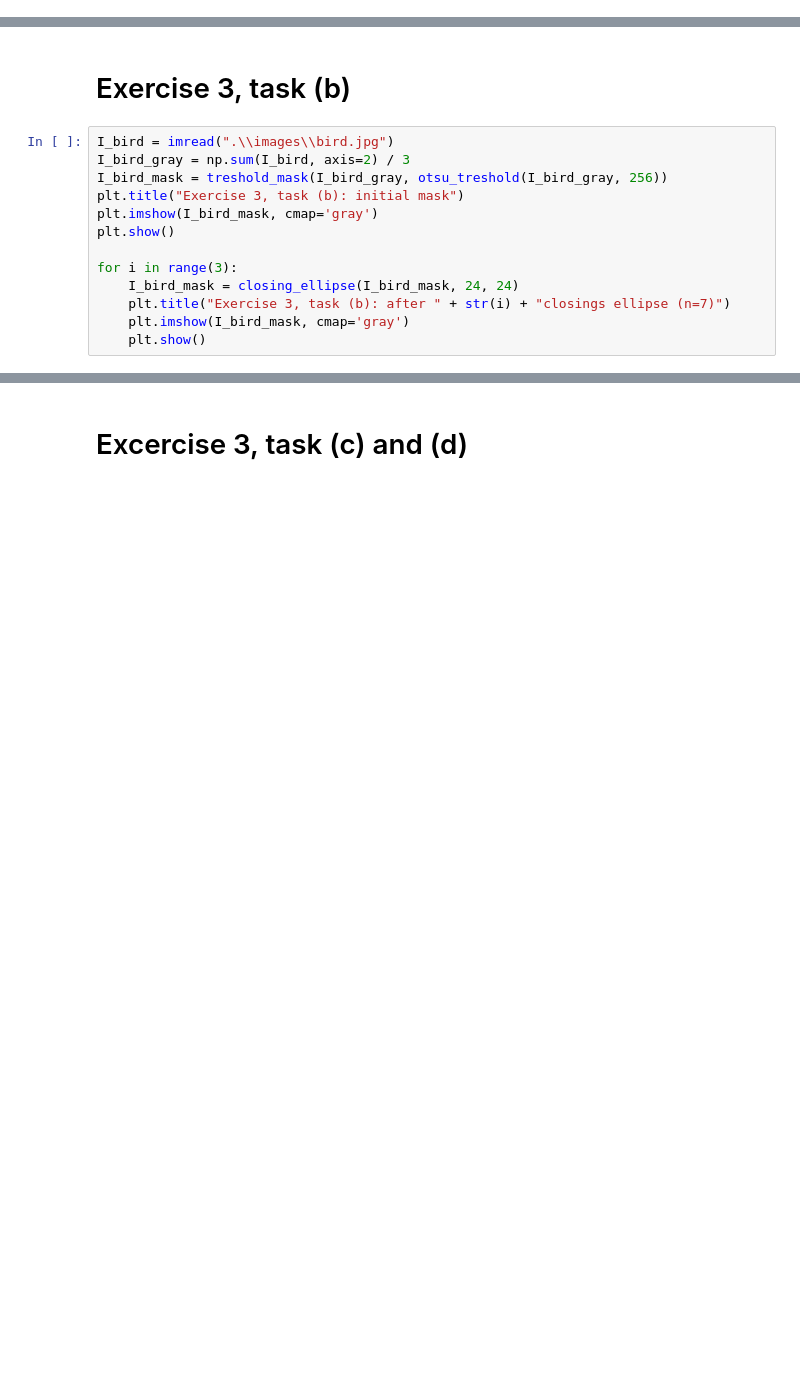
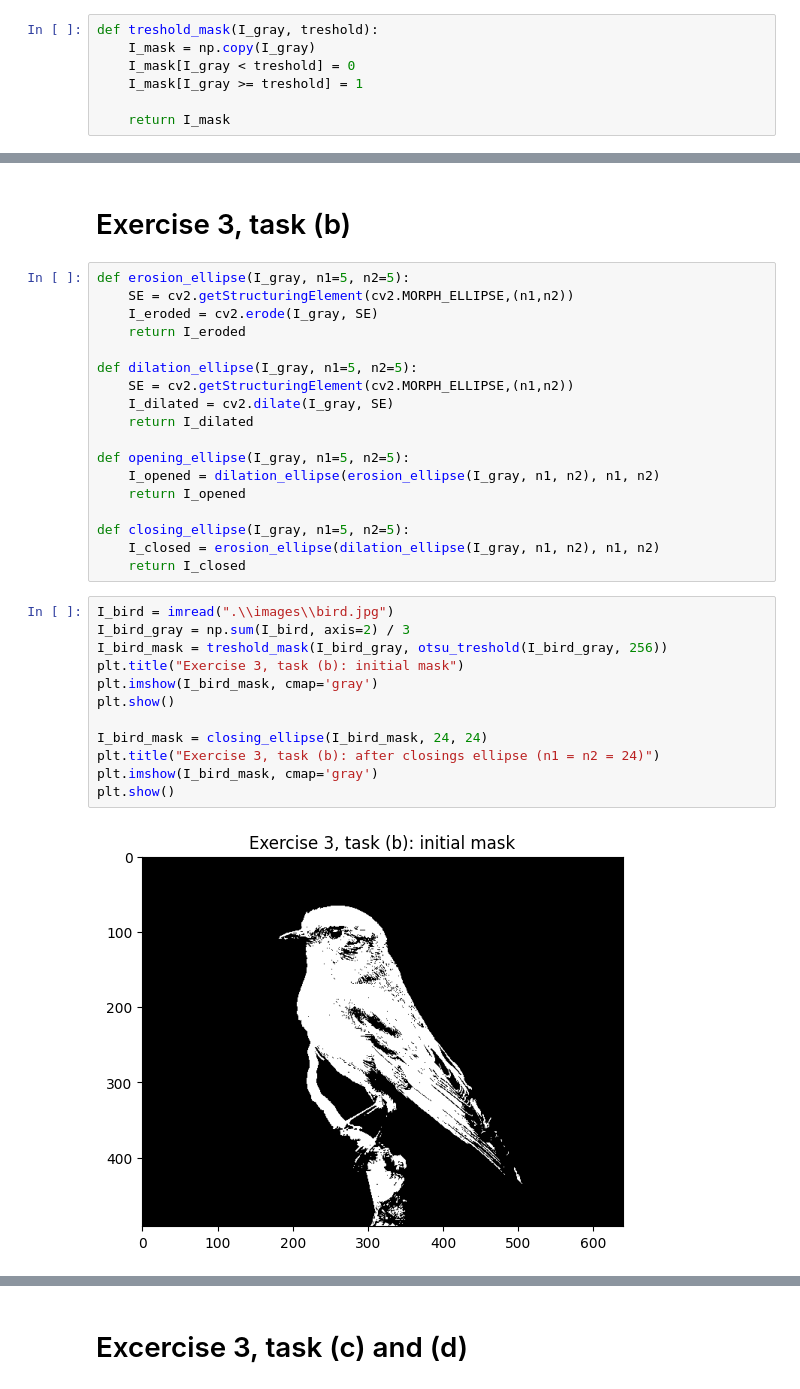
Before and after one commit to MatevzVidovic/UZassignment1, a Jupyter notebook: assignment_1.ipynb, the cells around one changed output, grey strips where cells are left out. Saved outputs shown, nothing was run; the diff lists cells and outputs as text; blank space fills up the shorter version.

```diff
--- a/assignment_1.ipynb
+++ b/assignment_1.ipynb
@@ -68,6 +88,13 @@ plt.show()
 # Excercise 2
 # %% [markdown]
 ## Excercise 2, task (a)
+# %%
+def treshold_mask(I_gray, treshold):
+    I_mask = np.copy(I_gray)
+    I_mask[I_gray < treshold] = 0
+    I_mask[I_gray >= treshold] = 1
+
+    return I_mask
 # %%
 I_bird = imread(".\\images\\bird.jpg")
 I_bird_gray = np.sum(I_bird, axis=2) / 3
@@ -149,15 +455,34 @@ plt.show()
 # %% [markdown]
 # Exercise 3, task (b)
+# %%
+def erosion_ellipse(I_gray, n1=5, n2=5):
+    SE = cv2.getStructuringElement(cv2.MORPH_ELLIPSE,(n1,n2))
+    I_eroded = cv2.erode(I_gray, SE)
+    return I_eroded
+
+def dilation_ellipse(I_gray, n1=5, n2=5):
+    SE = cv2.getStructuringElement(cv2.MORPH_ELLIPSE,(n1,n2))
+    I_dilated = cv2.dilate(I_gray, SE)
+    return I_dilated
+
+def opening_ellipse(I_gray, n1=5, n2=5):
+    I_opened = dilation_ellipse(erosion_ellipse(I_gray, n1, n2), n1, n2)
+    return I_opened
+
+def closing_ellipse(I_gray, n1=5, n2=5):
+    I_closed = erosion_ellipse(dilation_ellipse(I_gray, n1, n2), n1, n2)
+    return I_closed
 # %%
 I_bird = imread(".\\images\\bird.jpg")
 I_bird_gray = np.sum(I_bird, axis=2) / 3
 I_bird_mask = treshold_mask(I_bird_gray, otsu_treshold(I_bird_gray, 256))
 plt.title("Exercise 3, task (b): initial mask")
 plt.imshow(I_bird_mask, cmap='gray')
 plt.show()
 
-for i in range(3):
-    I_bird_mask = closing_ellipse(I_bird_mask, 24, 24)
-    plt.title("Exercise 3, task (b): after " + str(i) + "closings ellipse (n=7)")
-    plt.imshow(I_bird_mask, cmap='gray')
-    plt.show()
+I_bird_mask = closing_ellipse(I_bird_mask, 24, 24)
+plt.title("Exercise 3, task (b): after closings ellipse (n1 = n2 = 24)")
+plt.imshow(I_bird_mask, cmap='gray')
+plt.show()
+# %% [output]
+[figure, added]
```
Also changed, not shown: parts of 23 cells of this notebook, 1 other file.
